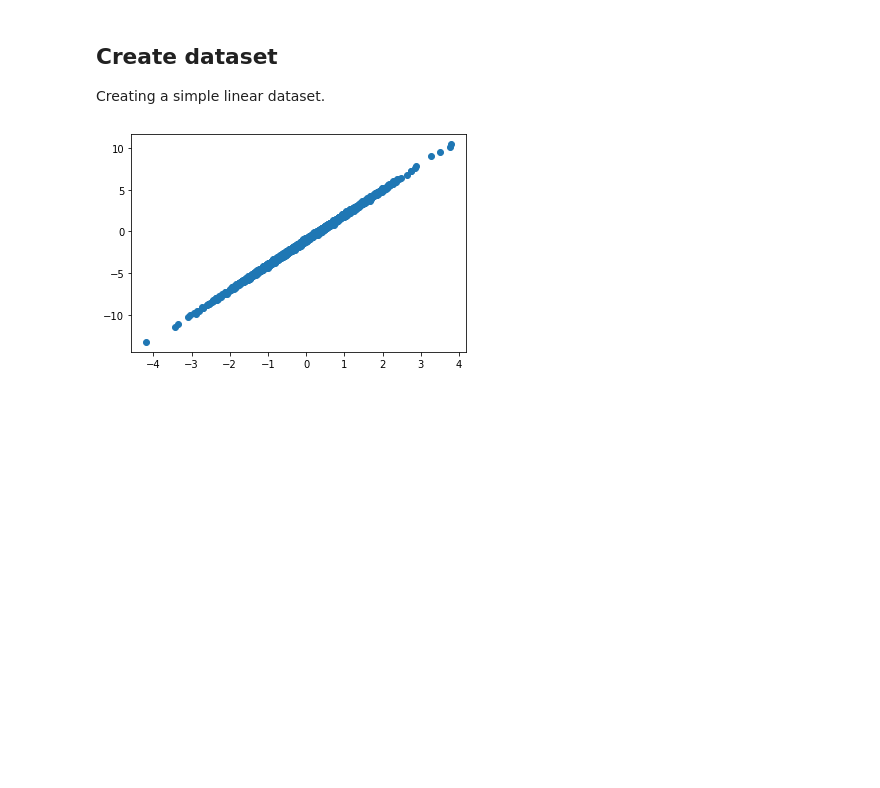
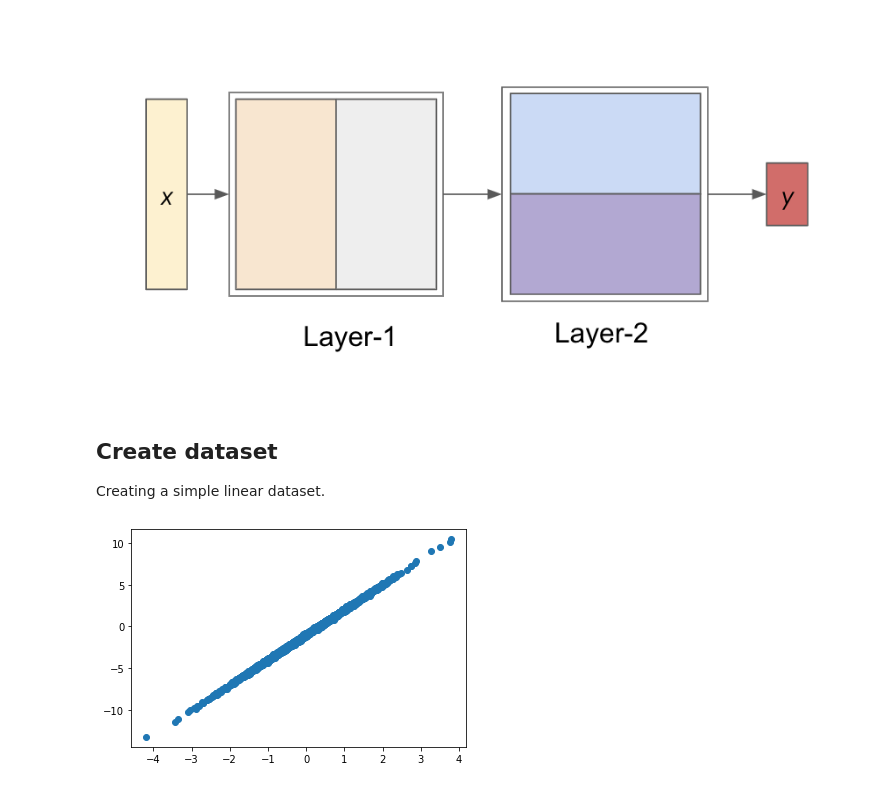
Before and after one commit to ultrons/xla_add, a Jupyter notebook: example/SPMD_Linear_Regression.ipynb, the cells around one changed output. Cells and saved outputs as stored; diff of their text form; code cells hidden in the pictures; blank space fills up the shorter version.

```diff
--- a/example/SPMD_Linear_Regression.ipynb
+++ b/example/SPMD_Linear_Regression.ipynb
@@ -28,6 +28,11 @@ For example if you are using 8 total cores (world size), model_parallel world_si
 ## Setup
 XRT_TPU_CONFIG
 Defines where XRT Server will be running
+# %%
+from IPython.display import Image, display
+display(Image(filename='img/default-network.png', embed=True))
+# %% [output]
+[figure, added]
 # %%
 import os
 os.environ['XRT_TPU_CONFIG'] = 'localservice;0;localhost:51011'
```
